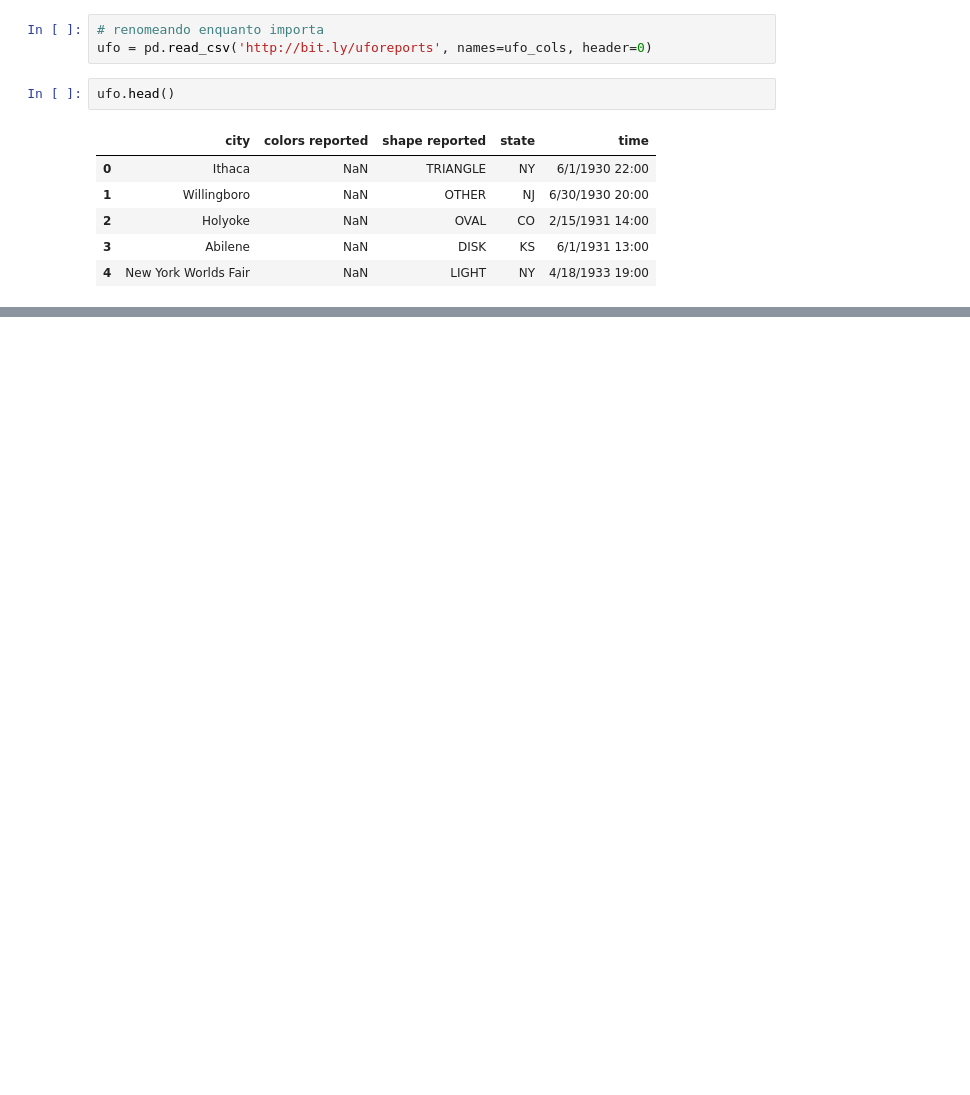
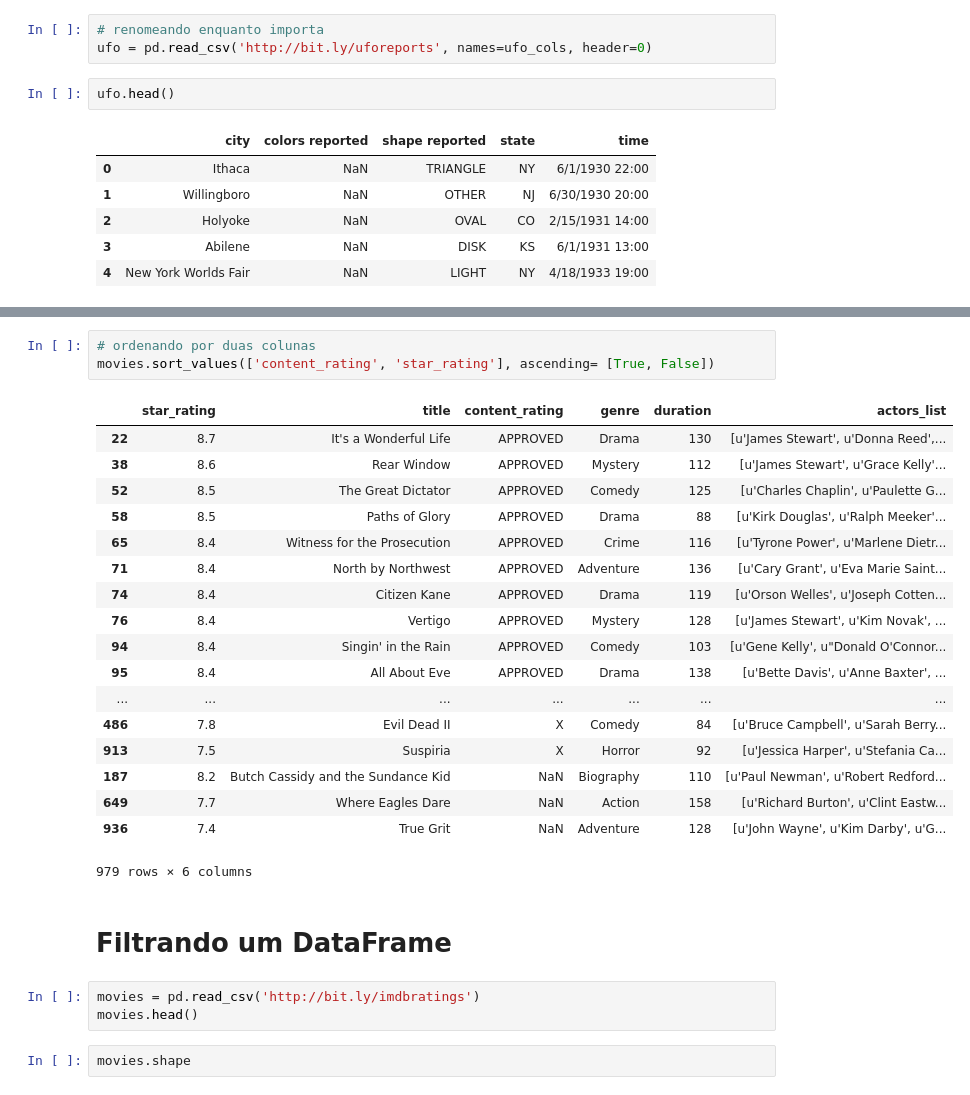
Before and after one commit to ricardo-oberdan/jupyter-notebooks, a Jupyter notebook: pandas.ipynb, the cells around one changed output, grey strips where cells are left out. Cells and saved outputs as stored; diff of their text form; blank space fills up the shorter version.

```diff
--- a/pandas.ipynb
+++ b/pandas.ipynb
@@ -181,0 +283,29 @@ Index(['city', 'colors_reported', 'shape_reported', 'state', 'time'], dtype='obj
+# %%
+# ordenando por duas colunas
+movies.sort_values(['content_rating', 'star_rating'], ascending= [True, False])
+# %% [output]
+|  | star_rating | title | content_rating | genre | duration | actors_list |
+| 22 | 8.7 | It's a Wonderful Life | APPROVED | Drama | 130 | [u'James Stewart', u'Donna Reed',... |
+| 38 | 8.6 | Rear Window | APPROVED | Mystery | 112 | [u'James Stewart', u'Grace Kelly'... |
+| 52 | 8.5 | The Great Dictator | APPROVED | Comedy | 125 | [u'Charles Chaplin', u'Paulette G... |
+| 58 | 8.5 | Paths of Glory | APPROVED | Drama | 88 | [u'Kirk Douglas', u'Ralph Meeker'... |
+| 65 | 8.4 | Witness for the Prosecution | APPROVED | Crime | 116 | [u'Tyrone Power', u'Marlene Dietr... |
+| 71 | 8.4 | North by Northwest | APPROVED | Adventure | 136 | [u'Cary Grant', u'Eva Marie Saint... |
+| 74 | 8.4 | Citizen Kane | APPROVED | Drama | 119 | [u'Orson Welles', u'Joseph Cotten... |
+| 76 | 8.4 | Vertigo | APPROVED | Mystery | 128 | [u'James Stewart', u'Kim Novak', ... |
+| 94 | 8.4 | Singin' in the Rain | APPROVED | Comedy | 103 | [u'Gene Kelly', u"Donald O'Connor... |
+| 95 | 8.4 | All About Eve | APPROVED | Drama | 138 | [u'Bette Davis', u'Anne Baxter', ... |
+| ... | ... | ... | ... | ... | ... | ... |
+| 486 | 7.8 | Evil Dead II | X | Comedy | 84 | [u'Bruce Campbell', u'Sarah Berry... |
+| 913 | 7.5 | Suspiria | X | Horror | 92 | [u'Jessica Harper', u'Stefania Ca... |
+| 187 | 8.2 | Butch Cassidy and the Sundance Kid | NaN | Biography | 110 | [u'Paul Newman', u'Robert Redford... |
+| 649 | 7.7 | Where Eagles Dare | NaN | Action | 158 | [u'Richard Burton', u'Clint Eastw... |
+| 936 | 7.4 | True Grit | NaN | Adventure | 128 | [u'John Wayne', u'Kim Darby', u'G... |
+979 rows × 6 columns
+# %% [markdown]
+# Filtrando um DataFrame
+# %%
+movies = pd.read_csv('http://bit.ly/imdbratings')
+movies.head()
+# %%
+movies.shape
```
Also changed, not shown: parts of 34 cells of this notebook.
